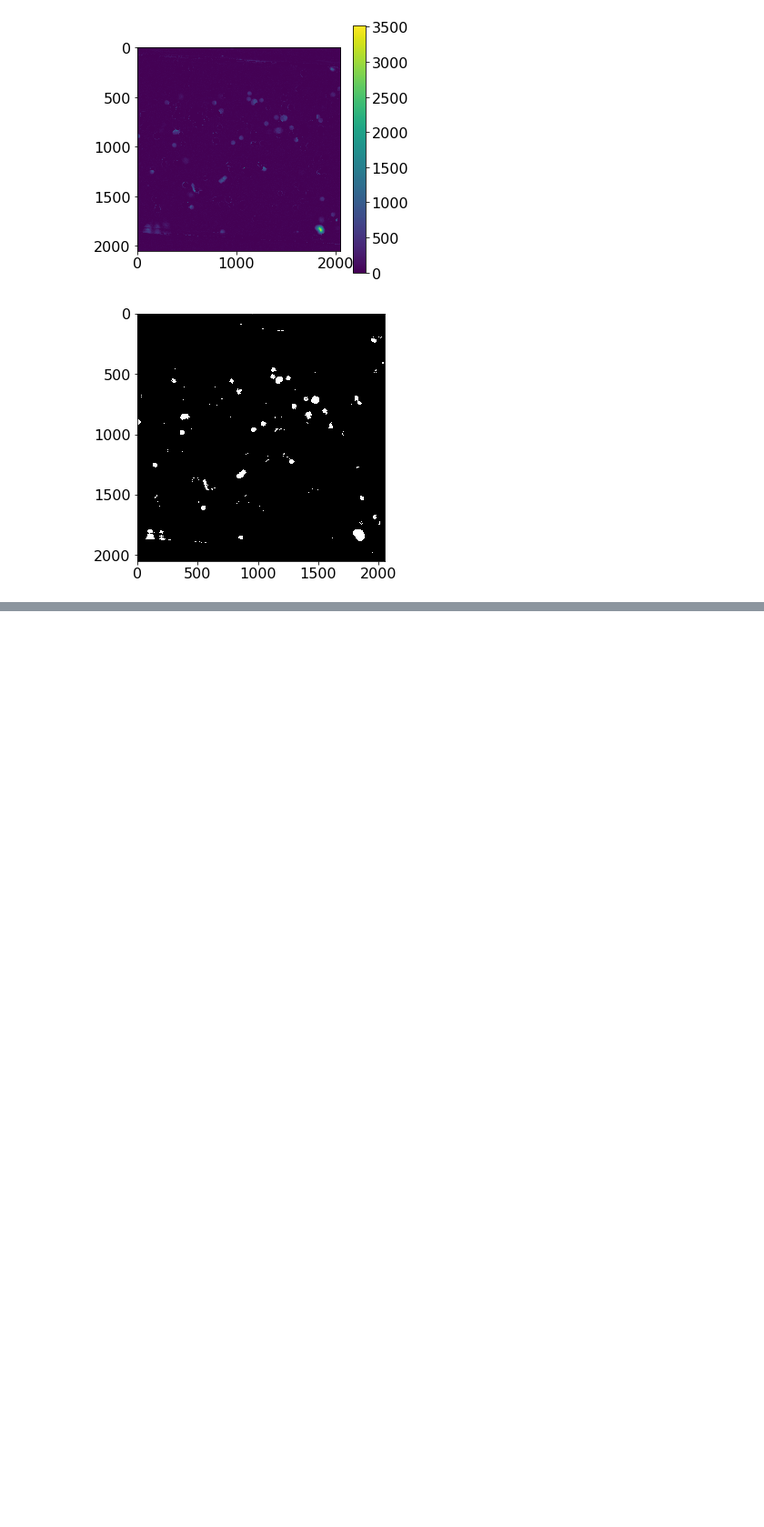
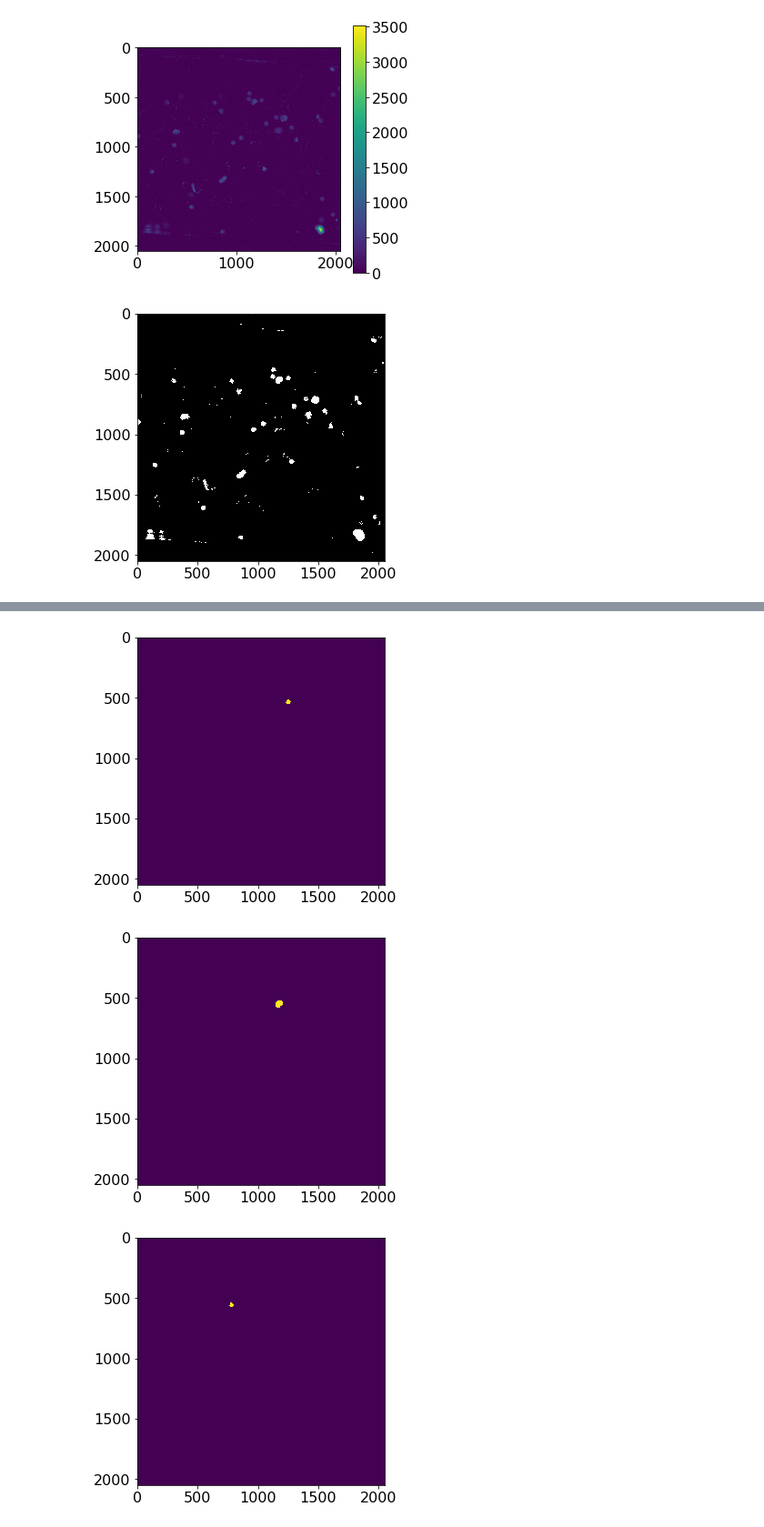
Before and after one commit to cuencam15/TimeLapse, a Jupyter notebook: TimeLapse_Analysis.ipynb, the cells around one changed output, grey strips where cells are left out. Shown at 91% size. Cells and saved outputs as stored; diff of their text form; code cells hidden in the pictures; blank space fills up the shorter version.

```diff
--- a/TimeLapse_Analysis.ipynb
+++ b/TimeLapse_Analysis.ipynb
@@ -70,0 +99,8 @@ array([0.18798002, 0.12062155, 0.02732552, ..., 0.62381822, 0.82102687,
+# %%
+for ind in index:
+    plt.imshow(label_img == ind)
+    plt.show()
+# %% [output]
+[figure, added]
+[figure, added]
+[figure, added]
```
Also changed, not shown: parts of 9 cells of this notebook.
